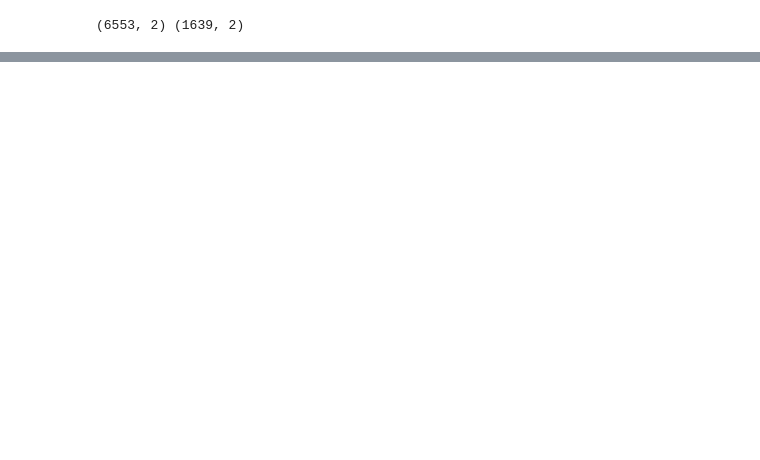
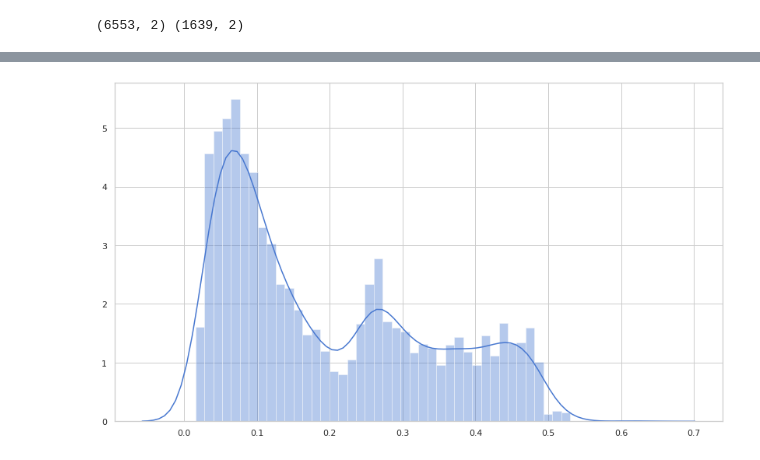
Before and after one commit to prabodhw96/12in1C, a Jupyter notebook: Times-Series-Anomaly-Detection-Keras/Anomaly_Detection_Time_Series_Keras.ipynb, the cells around one changed output, grey strips where cells are left out. Cells and saved outputs as stored; diff of their text form; code cells hidden in the pictures; blank space fills up the shorter version.

```diff
--- a/Times-Series-Anomaly-Detection-Keras/Anomaly_Detection_Time_Series_Keras.ipynb
+++ b/Times-Series-Anomaly-Detection-Keras/Anomaly_Detection_Time_Series_Keras.ipynb
@@ -84,0 +152,4 @@ print(X_train.shape)
+# %%
+X_train_pred = model.predict(X_train)
+
+train_mae_loss = pd.DataFrame(np.mean(np.abs(X_train_pred - X_train), axis=1), columns=['Error'])
@@ -84,0 +161,4 @@ print(X_train.shape)
+# %%
+sns.distplot(train_mae_loss, bins=50, kde=True);
+# %% [output]
+[figure, added]
```
Also changed, not shown: parts of 20 cells of this notebook.
